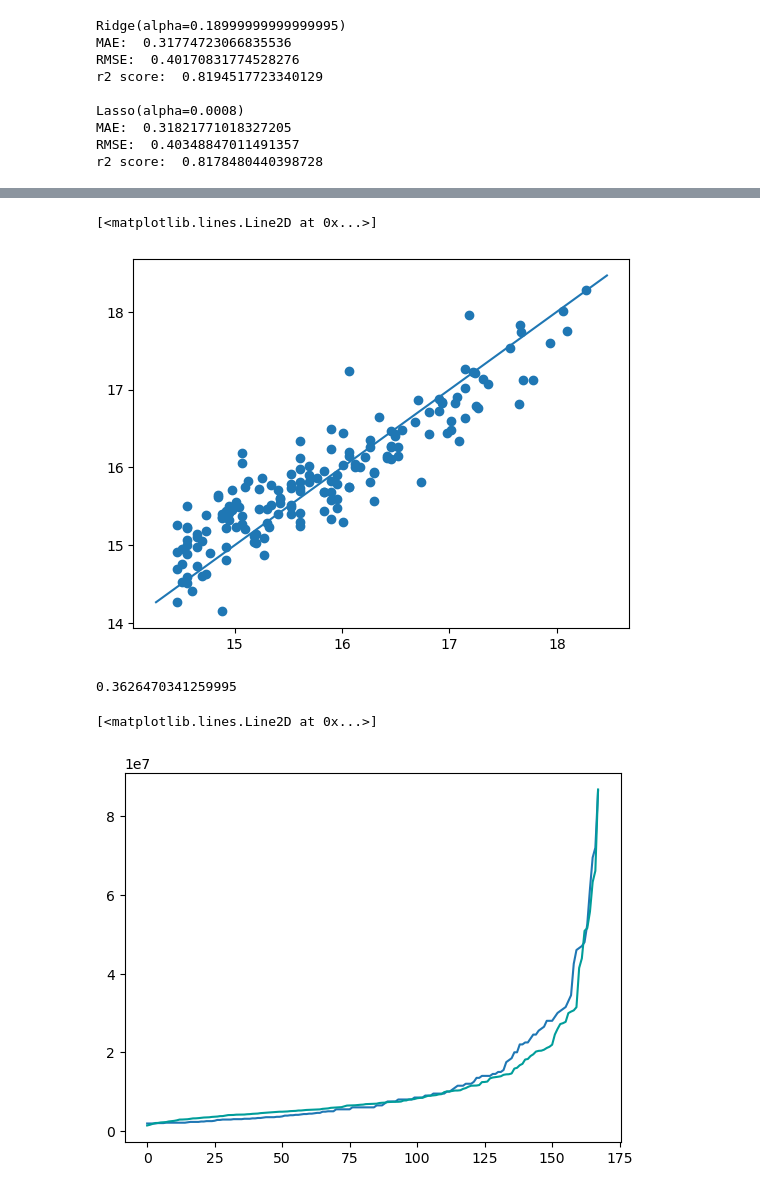
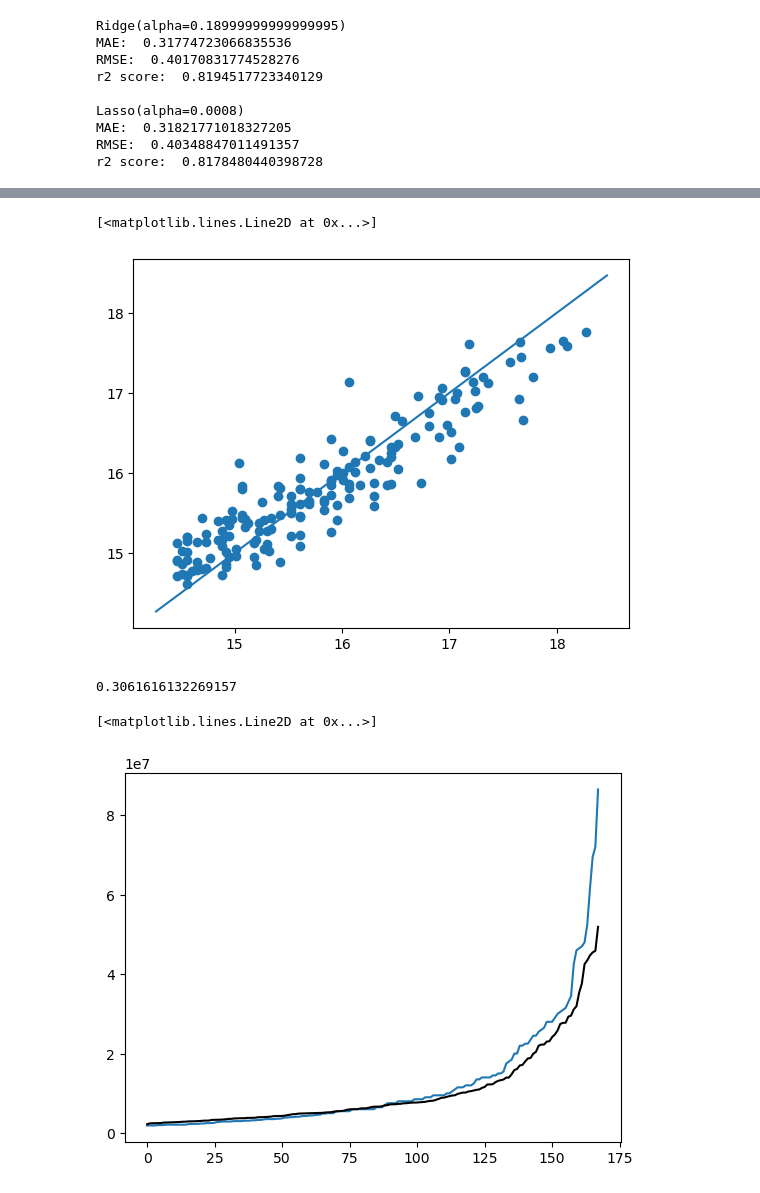
Before and after one commit to theWorstSolution/football-predictor, a Jupyter notebook: notebooks/defender.ipynb, the cells around one changed output, grey strips where cells are left out. Saved outputs shown, nothing was run; the diff lists cells and outputs as text; code cells hidden in the pictures.

```diff
--- a/notebooks/defender.ipynb
+++ b/notebooks/defender.ipynb
@@ -302,8 +302,8 @@ MAE:  0.31821771018327205
 RMSE:  0.40348847011491357
 r2 score:  0.8178480440398728
 # %%
-reg_linear_models['lasso_regression'].fit(X_train, y_train)
-y_pred = reg_linear_models['lasso_regression'].predict(X_test)
+models['random_forest'].fit(X_train, y_train)
+y_pred = models['random_forest'].predict(X_test)
 pd.DataFrame(zip(y_test, y_pred), columns=['target', 'predict'])
 # %% [output]
 |  | target | predict |
@@ -325,18 +325,18 @@ plt.scatter(y_test, y_pred)
 plt.plot(plt.xlim(), plt.xlim())
 # %% [output]
 [<matplotlib.lines.Line2D at 0x...>]
-[figure, old version]
+[figure, new version]
 # %%
 percent_loss = np.sum(abs(np.exp(y_test) - np.exp(y_pred)) / np.exp(y_test)) * 1./len(y_test)
 percent_loss
 # %% [output]
-0.3626470341259995
+0.3061616132269157
 # %%
 y_test = list(y_test)
 y_test.sort()
 y_pred.sort()
 plt.plot(range(len(y_test)), np.exp(y_test))
-plt.plot(range(len(y_test)), np.exp(y_pred), color='#009d9a')
+plt.plot(range(len(y_test)), np.exp(y_pred), color='#000000')
 # %% [output]
 [<matplotlib.lines.Line2D at 0x...>]
-[figure, old version]
+[figure, new version]
```
Also changed, not shown: parts of 2 cells of this notebook, 3 other files.
